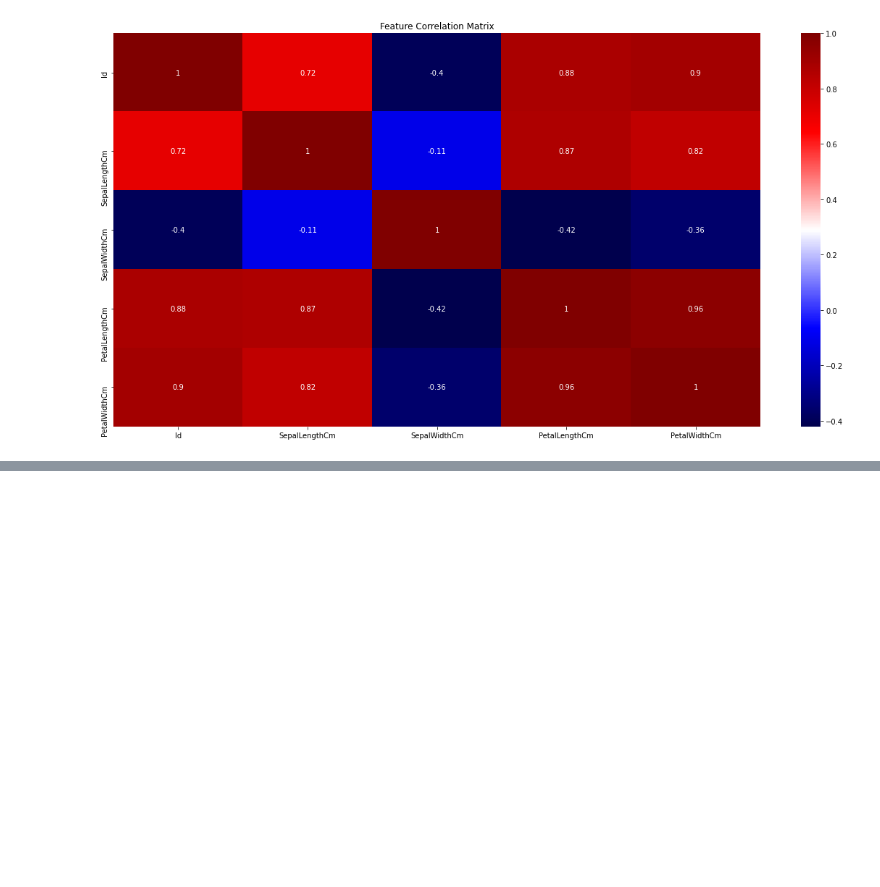
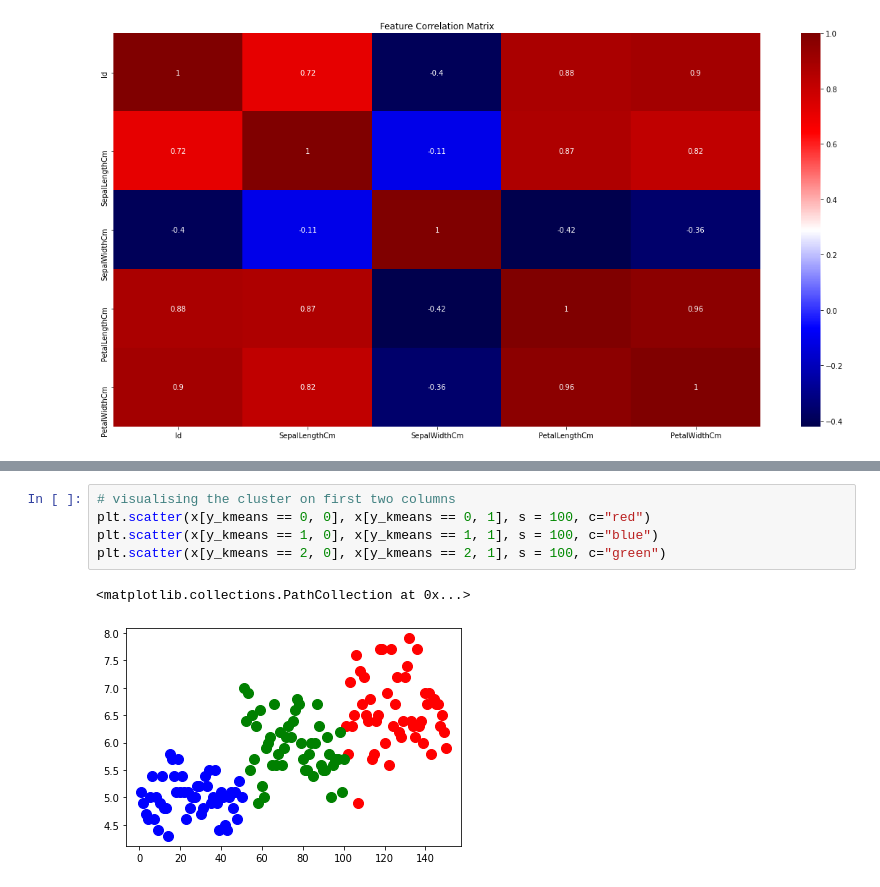
Before and after one commit to ridhitaneja/LGMVIP-DATASCIENCEINTERNSHIP, a Jupyter notebook: TASK1.ipynb, the cells around one changed output, grey strips where cells are left out. Cells and saved outputs as stored; diff of their text form; blank space fills up the shorter version.

```diff
--- a/TASK1.ipynb
+++ b/TASK1.ipynb
@@ -147,0 +184,8 @@ plt.show()
+# %%
+# visualising the cluster on first two columns
+plt.scatter(x[y_kmeans == 0, 0], x[y_kmeans == 0, 1], s = 100, c="red")
+plt.scatter(x[y_kmeans == 1, 0], x[y_kmeans == 1, 1], s = 100, c="blue")
+plt.scatter(x[y_kmeans == 2, 0], x[y_kmeans == 2, 1], s = 100, c="green")
+# %% [output]
+<matplotlib.collections.PathCollection at 0x...>
+[figure, added]
```
Also changed, not shown: parts of 5 cells of this notebook.
